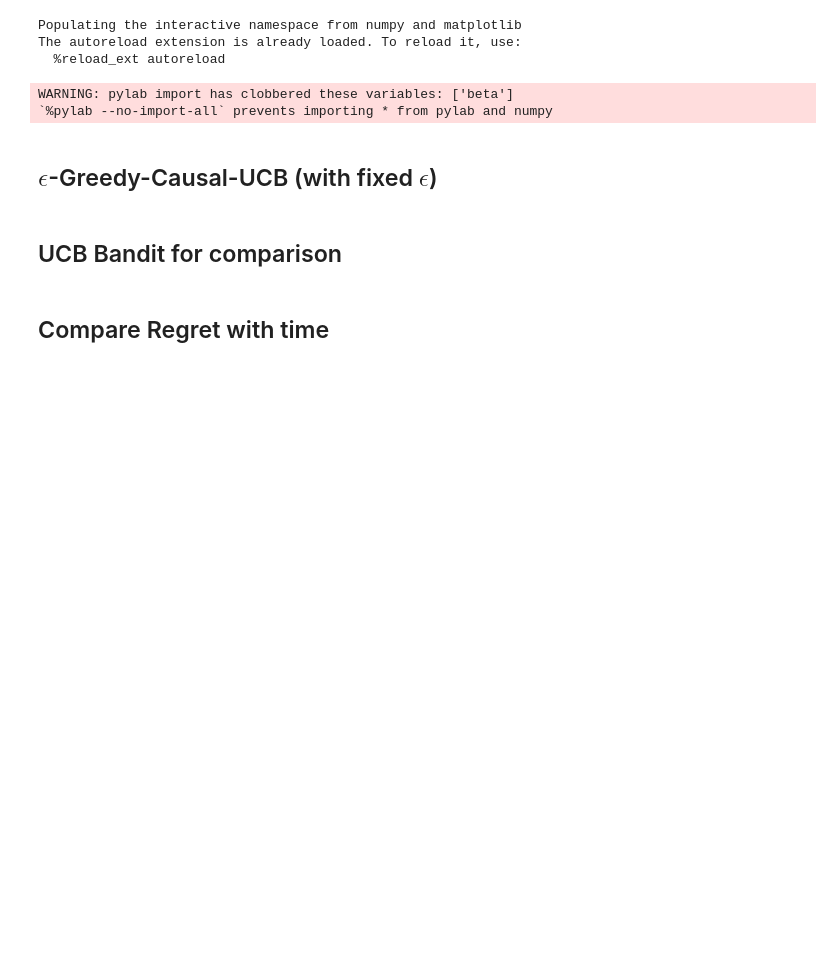
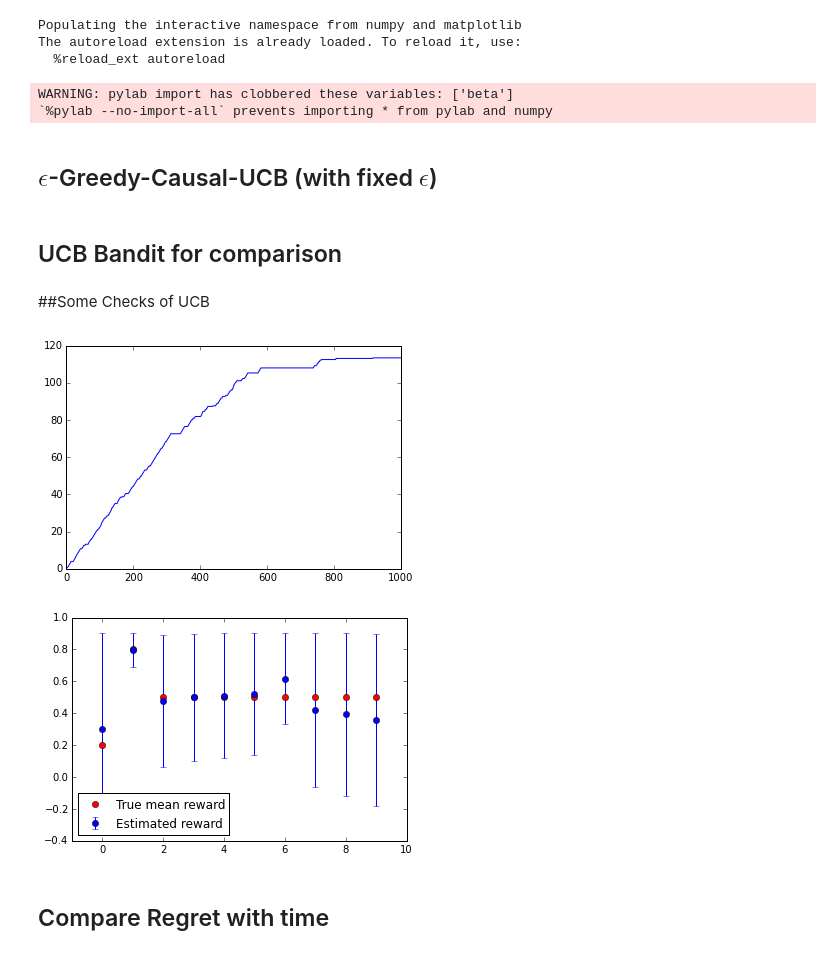
Before and after one commit to finnhacks42/causality, a Jupyter notebook: epsilon-greedy-ucb.ipynb, the cells around one changed output. Drawn from its saved outputs; the diff is of its cells as text; code cells hidden in the pictures; blank space fills up the shorter version.

```diff
--- a/epsilon-greedy-ucb.ipynb
+++ b/epsilon-greedy-ucb.ipynb
@@ -75,3 +96,21 @@ class UCBBandit:
+# %% [markdown]
+##Some Checks of UCB
+# %%
+seed(1)
+numVars = 3
+model = TrivialProbabilityModel(num_vars,.3)
+horizon = 1000
+alpha = 2.1
+bandit = UCBBandit(model,alpha)
+regret = bandit.run(horizon)
+plot(range(horizon),regret)
+#plot(range(horizon),ucbBound(model,alpha,horizon))
+show()
+
+bandit.plot_bounds()
+# %% [output]
+[figure, added]
+[figure, added]
 # %% [markdown]
 ## Compare Regret with time
 # %%
```
Also changed, not shown: parts of 4 cells of this notebook, 1 other file.
